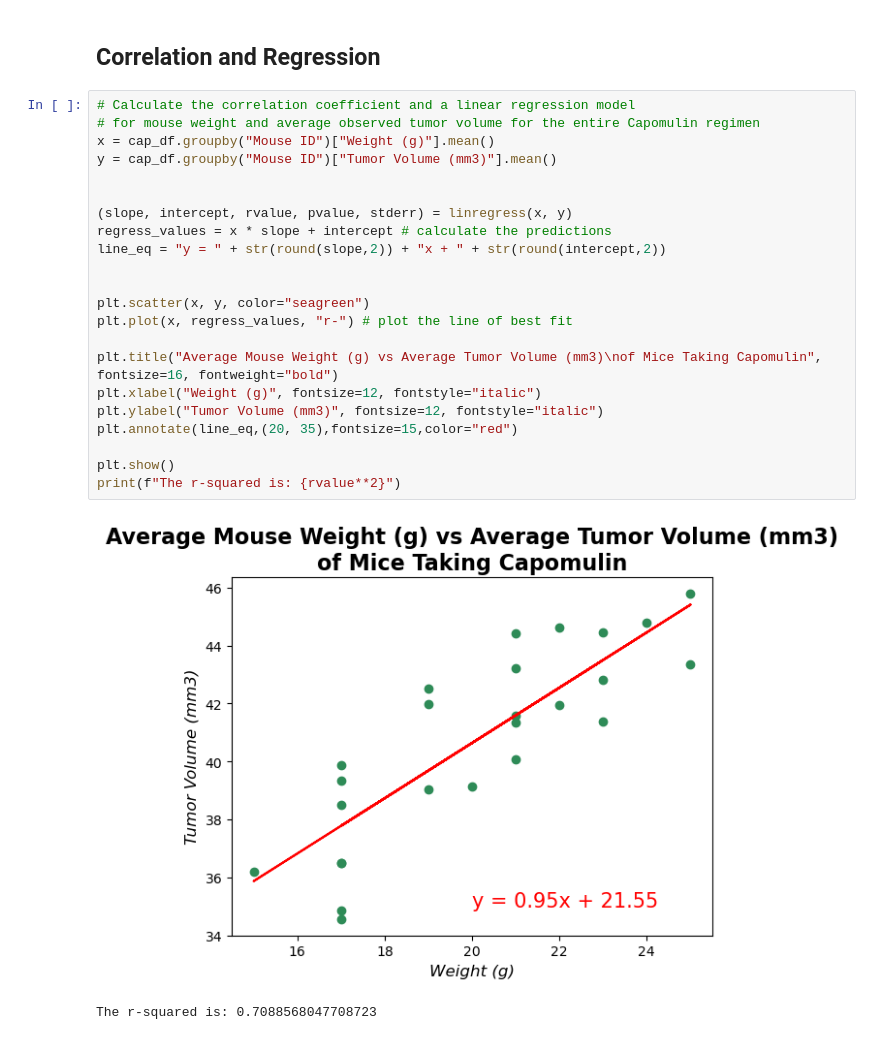
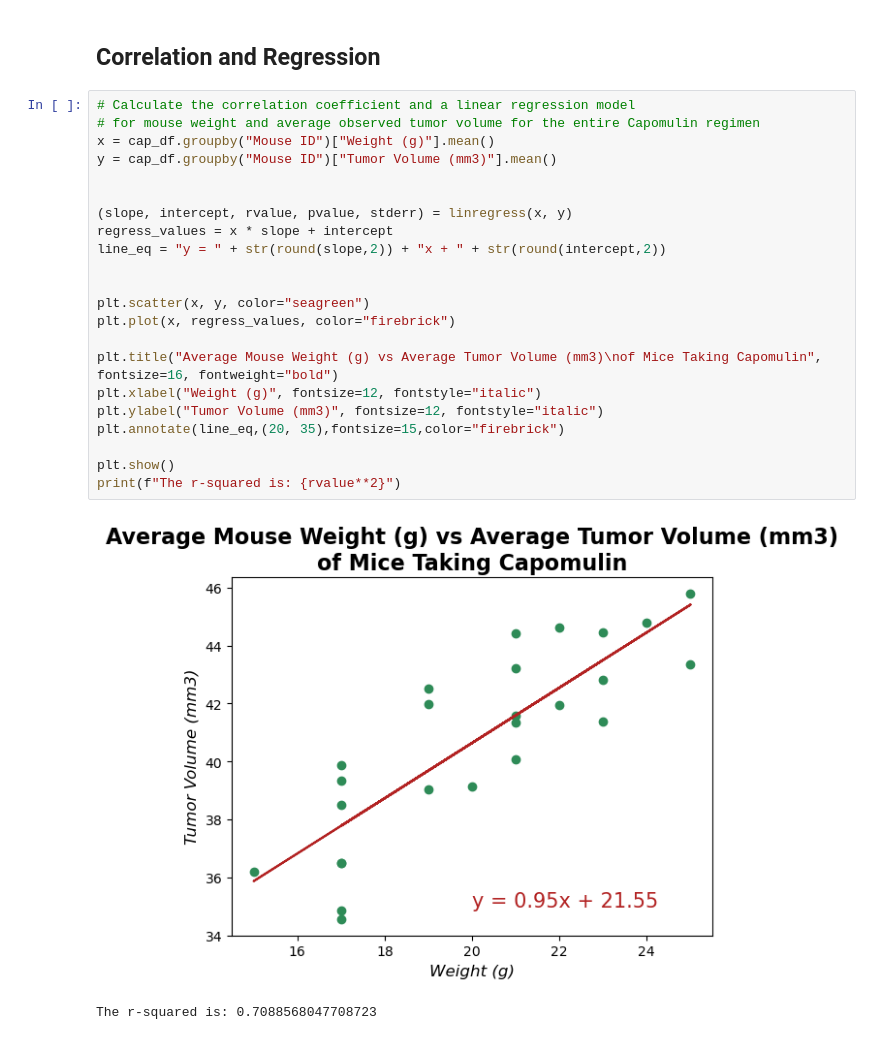
Before and after one commit to wrp94/ds_hw_5_data_viz, a Jupyter notebook: Pymaceuticals/pymaceuticals.ipynb, the cells around one changed output. Saved outputs shown, nothing was run; the diff lists cells and outputs as text.

```diff
--- a/Pymaceuticals/pymaceuticals.ipynb
+++ b/Pymaceuticals/pymaceuticals.ipynb
@@ -260,25 +256,25 @@ plt.show()
 # %%
 # Calculate the correlation coefficient and a linear regression model
 # for mouse weight and average observed tumor volume for the entire Capomulin regimen
 x = cap_df.groupby("Mouse ID")["Weight (g)"].mean()
 y = cap_df.groupby("Mouse ID")["Tumor Volume (mm3)"].mean()
 
 
 (slope, intercept, rvalue, pvalue, stderr) = linregress(x, y)
-regress_values = x * slope + intercept # calculate the predictions
+regress_values = x * slope + intercept
 line_eq = "y = " + str(round(slope,2)) + "x + " + str(round(intercept,2))
 
 
 plt.scatter(x, y, color="seagreen")
-plt.plot(x, regress_values, "r-") # plot the line of best fit
+plt.plot(x, regress_values, color="firebrick")
 
 plt.title("Average Mouse Weight (g) vs Average Tumor Volume (mm3)\nof Mice Taking Capomulin", fontsize=16, fontweight="bold")
 plt.xlabel("Weight (g)", fontsize=12, fontstyle="italic")
 plt.ylabel("Tumor Volume (mm3)", fontsize=12, fontstyle="italic")
-plt.annotate(line_eq,(20, 35),fontsize=15,color="red")
+plt.annotate(line_eq,(20, 35),fontsize=15,color="firebrick")
 
 plt.show()
 print(f"The r-squared is: {rvalue**2}")
 # %% [output]
-[figure, old version]
+[figure, new version]
 The r-squared is: 0.7088568047708723
```
Also changed, not shown: parts of 8 cells of this notebook, 1 other file.
